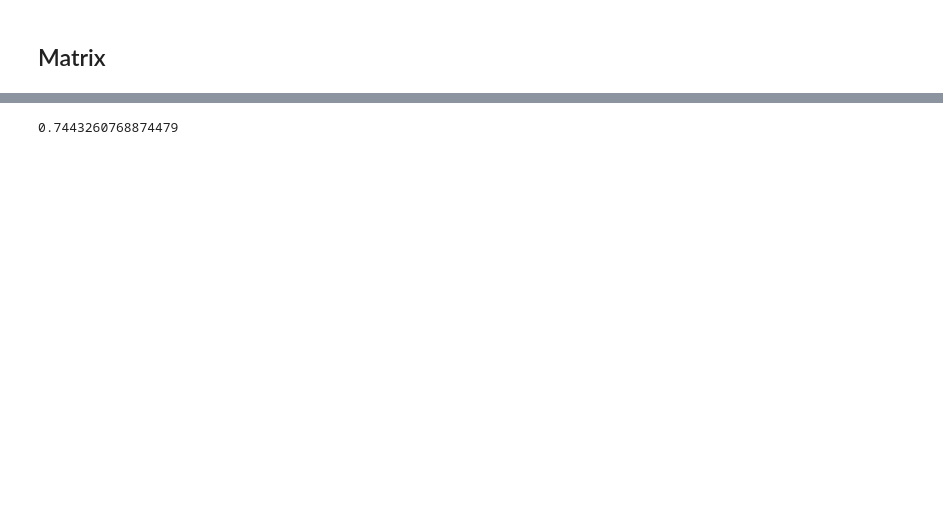
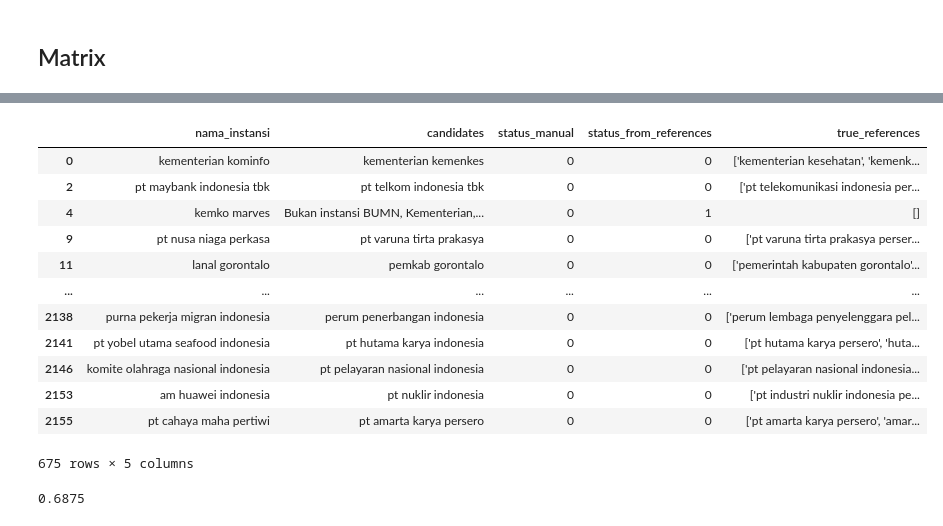
Before and after one commit to TheSecret3003/KPK-IE, a Jupyter notebook: string_distance_levenshtein/Evaluate Exp 1b-2b.ipynb, the cells around one changed output, grey strips where cells are left out. Cells and saved outputs as stored; diff of their text form; code cells hidden in the pictures; blank space fills up the shorter version.

```diff
--- a/string_distance_levenshtein/Evaluate Exp 1b-2b.ipynb
+++ b/string_distance_levenshtein/Evaluate Exp 1b-2b.ipynb
@@ -346,7 +361,23 @@ agg
+# %%
+copied[copied['status_manual']==0]
+# %% [output]
+|  | nama_instansi | candidates | status_manual | status_from_references | true_references |
+| 0 | kementerian kominfo | kementerian kemenkes | 0 | 0 | ['kementerian kesehatan', 'kemenk... |
+| 2 | pt maybank indonesia tbk | pt telkom indonesia tbk | 0 | 0 | ['pt telekomunikasi indonesia per... |
+| 4 | kemko marves | Bukan instansi BUMN, Kementerian,... | 0 | 1 | [] |
+| 9 | pt nusa niaga perkasa | pt varuna tirta prakasya | 0 | 0 | ['pt varuna tirta prakasya perser... |
+| 11 | lanal gorontalo | pemkab gorontalo | 0 | 0 | ['pemerintah kabupaten gorontalo'... |
+| ... | ... | ... | ... | ... | ... |
+| 2138 | purna pekerja migran indonesia | perum penerbangan indonesia | 0 | 0 | ['perum lembaga penyelenggara pel... |
+| 2141 | pt yobel utama seafood indonesia | pt hutama karya indonesia | 0 | 0 | ['pt hutama karya persero', 'huta... |
+| 2146 | komite olahraga nasional indonesia | pt pelayaran nasional indonesia | 0 | 0 | ['pt pelayaran nasional indonesia... |
+| 2153 | am huawei indonesia | pt nuklir indonesia | 0 | 0 | ['pt industri nuklir indonesia pe... |
+| 2155 | pt cahaya maha pertiwi | pt amarta karya persero | 0 | 0 | ['pt amarta karya persero', 'amar... |
+675 rows × 5 columns
 # %%
-1607/(1607+552)
+1485/(1485+675)
 # %% [output]
-0.7443260768874479
+0.6875
 # %%
 tn, fp, fn, tp = confusion_matrix(y_true, y_pred).ravel()
 # %%
```
Also changed, not shown: parts of 10 cells of this notebook, 2 other files.
